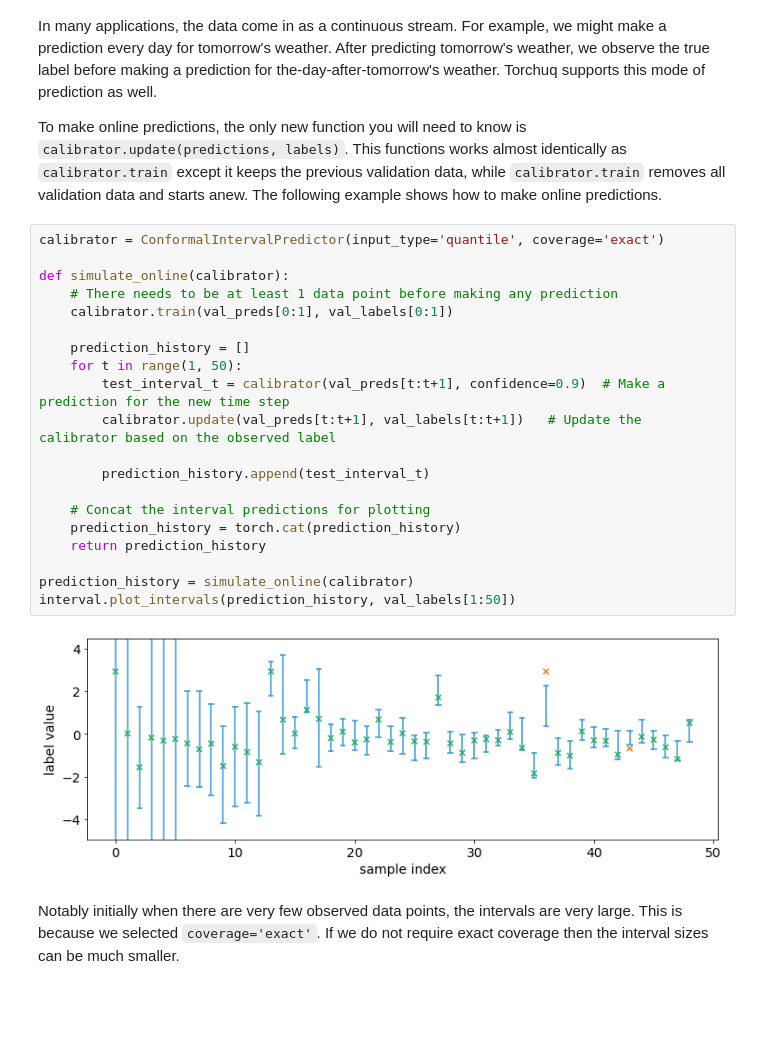
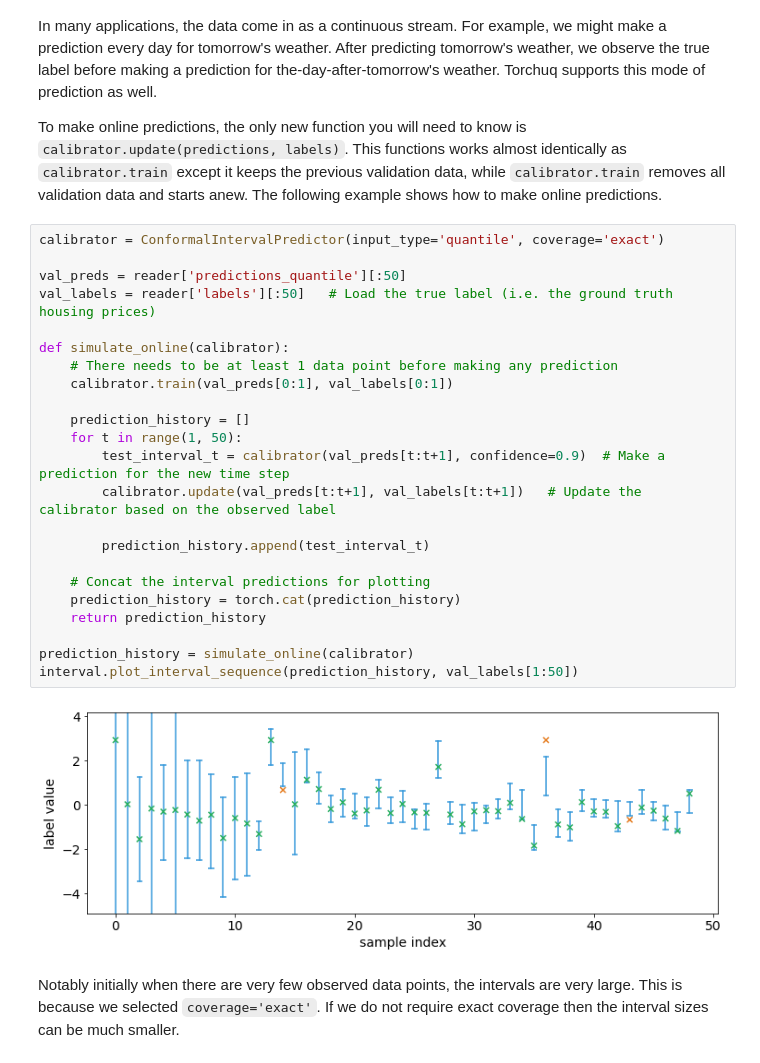
Before and after one commit to TorchUQ/torchuq, a Jupyter notebook: docs/tutorial/1_c_1_conformal.ipynb, the cells around one changed output. Cells and saved outputs as stored; diff of their text form; blank space fills up the shorter version.

```diff
--- a/docs/tutorial/1_c_1_conformal.ipynb
+++ b/docs/tutorial/1_c_1_conformal.ipynb
@@ -75,26 +75,29 @@ In many applications, the data come in as a continuous stream. For example, we m
 To make online predictions, the only new function you will need to know is ``calibrator.update(predictions, labels)``. This functions works almost identically as ``calibrator.train`` except it keeps the previous validation data, while ``calibrator.train`` removes all validation data and starts anew. The following example shows how to make online predictions.
 # %%
 calibrator = ConformalIntervalPredictor(input_type='quantile', coverage='exact')
+
+val_preds = reader['predictions_quantile'][:50]
+val_labels = reader['labels'][:50]   # Load the true label (i.e. the ground truth housing prices)
 
 def simulate_online(calibrator):
     # There needs to be at least 1 data point before making any prediction
     calibrator.train(val_preds[0:1], val_labels[0:1])
 
     prediction_history = []
     for t in range(1, 50):
         test_interval_t = calibrator(val_preds[t:t+1], confidence=0.9)  # Make a prediction for the new time step
         calibrator.update(val_preds[t:t+1], val_labels[t:t+1])   # Update the calibrator based on the observed label
 
         prediction_history.append(test_interval_t)
 
     # Concat the interval predictions for plotting
     prediction_history = torch.cat(prediction_history)
     return prediction_history
 
 prediction_history = simulate_online(calibrator)
-interval.plot_intervals(prediction_history, val_labels[1:50])
+interval.plot_interval_sequence(prediction_history, val_labels[1:50])
 # %% [output]
-[figure, old version]
+[figure, new version]
 # %% [markdown]
 Notably initially when there are very few observed data points, the intervals are very large. This is because we selected ``coverage='exact'``. If we do not require exact coverage then the interval sizes can be much smaller.
 # %%
```
Also changed, not shown: parts of 4 cells of this notebook, 1 other file.
